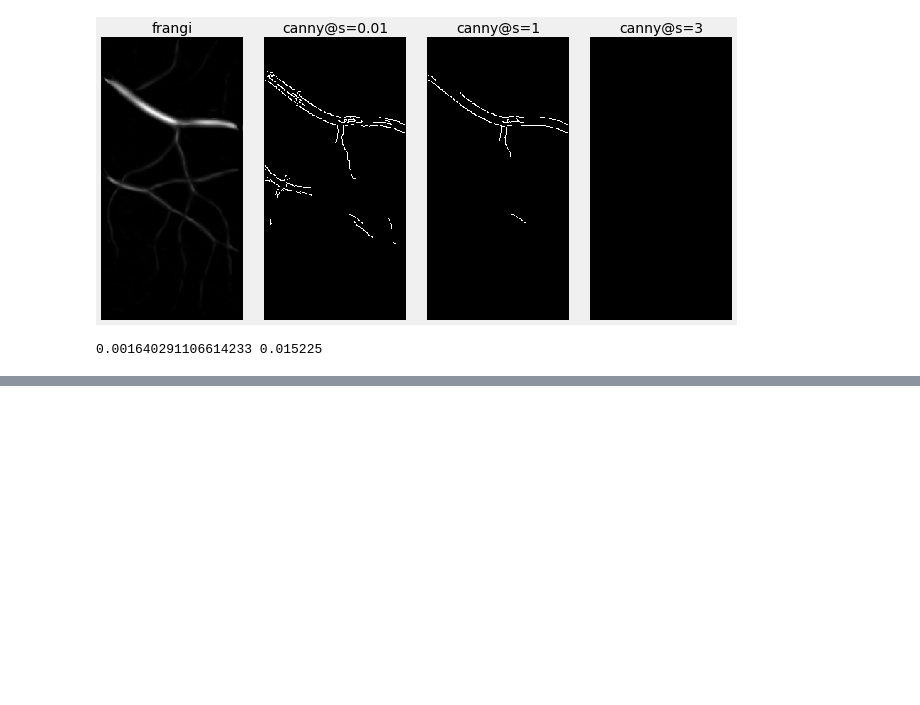
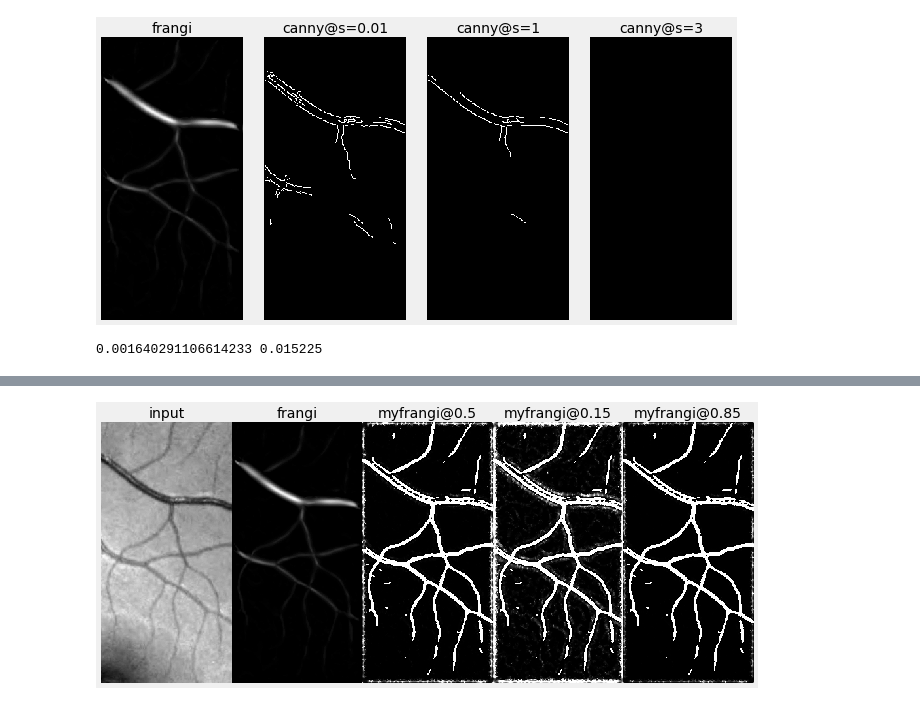
Before and after one commit to bilha-analytics/school, a Jupyter notebook: notebooks/dsp_image/paper/002_frangi_comparison_report.ipynb, the cells around one changed output, grey strips where cells are left out. Saved outputs shown, nothing was run; the diff lists cells and outputs as text; code cells hidden in the pictures; blank space fills up the shorter version.

```diff
--- a/notebooks/dsp_image/paper/002_frangi_comparison_report.ipynb
+++ b/notebooks/dsp_image/paper/002_frangi_comparison_report.ipynb
@@ -467,0 +600,13 @@ print( np.abs(ifrangi*10000).mean(), np.abs(icanny1).mean() )
+# %%
+myfrangi5 = make_frangi(img.gray_float_array*-1, betad=0.5, show=False)
+myfrangi15 = make_frangi(img.gray_float_array*-1, betad=0.15, show=False)
+myfrangi85 = make_frangi(img.gray_float_array*-1, betad=0.85, show=False)
+
+src = img.gray_float_array
+tz = ['input', 'frangi', 'myfrangi@0.5', 'myfrangi@0.15', 'myfrangi@0.85']
+mined = [src, ifrangi, myfrangi5, myfrangi15, myfrangi85]
+outsiez = [ -1*x for x in mined]
+show_image_list(outsiez, titlez=tz, nc=len(outsiez))
+plt.show();
+# %% [output]
+[figure, added]
```
Also changed, not shown: parts of 5 cells of this notebook.
